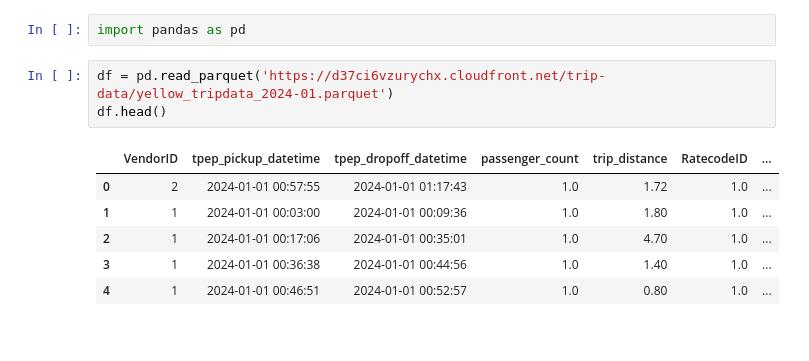
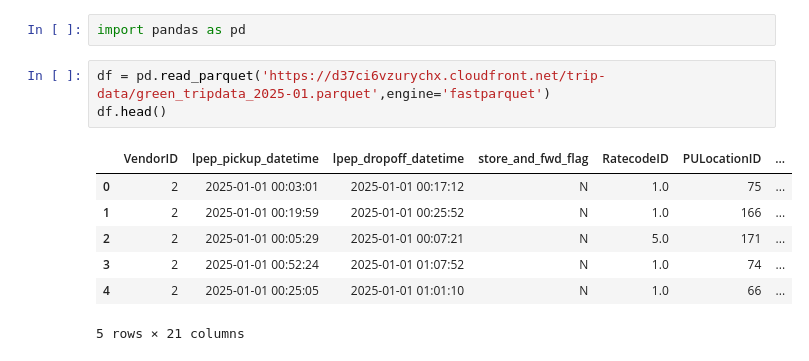
Before and after one commit to Shrinathrajeshirke/everything-about-mlops, a Jupyter notebook: 01-intro/homework.ipynb, the cells around one changed output. Drawn from its saved outputs; the diff is of its cells as text.

```diff
--- a/01-intro/homework.ipynb
+++ b/01-intro/homework.ipynb
@@ -8,12 +5,13 @@ Successfully installed pyarrow-21.0.0
 # %%
 import pandas as pd
 # %%
-df = pd.read_parquet('https://d37ci6vzurychx.cloudfront.net/trip-data/yellow_tripdata_2024-01.parquet')
+df = pd.read_parquet('https://d37ci6vzurychx.cloudfront.net/trip-data/green_tripdata_2025-01.parquet',engine='fastparquet')
 df.head()
 # %% [output]
-|  | VendorID | tpep_pickup_datetime | tpep_dropoff_datetime | passenger_count | trip_distance | RatecodeID | ... |
-| 0 | 2 | 2024-01-01 00:57:55 | 2024-01-01 01:17:43 | 1.0 | 1.72 | 1.0 | ... |
-| 1 | 1 | 2024-01-01 00:03:00 | 2024-01-01 00:09:36 | 1.0 | 1.80 | 1.0 | ... |
-| 2 | 1 | 2024-01-01 00:17:06 | 2024-01-01 00:35:01 | 1.0 | 4.70 | 1.0 | ... |
-| 3 | 1 | 2024-01-01 00:36:38 | 2024-01-01 00:44:56 | 1.0 | 1.40 | 1.0 | ... |
-| 4 | 1 | 2024-01-01 00:46:51 | 2024-01-01 00:52:57 | 1.0 | 0.80 | 1.0 | ... |
+|  | VendorID | lpep_pickup_datetime | lpep_dropoff_datetime | store_and_fwd_flag | RatecodeID | PULocationID | ... |
+| 0 | 2 | 2025-01-01 00:03:01 | 2025-01-01 00:17:12 | N | 1.0 | 75 | ... |
+| 1 | 2 | 2025-01-01 00:19:59 | 2025-01-01 00:25:52 | N | 1.0 | 166 | ... |
+| 2 | 2 | 2025-01-01 00:05:29 | 2025-01-01 00:07:21 | N | 5.0 | 171 | ... |
+| 3 | 2 | 2025-01-01 00:52:24 | 2025-01-01 01:07:52 | N | 1.0 | 74 | ... |
+| 4 | 2 | 2025-01-01 00:25:05 | 2025-01-01 01:01:10 | N | 1.0 | 66 | ... |
+5 rows × 21 columns
```
Also changed, not shown: parts of 24 cells of this notebook, 1 other file.
